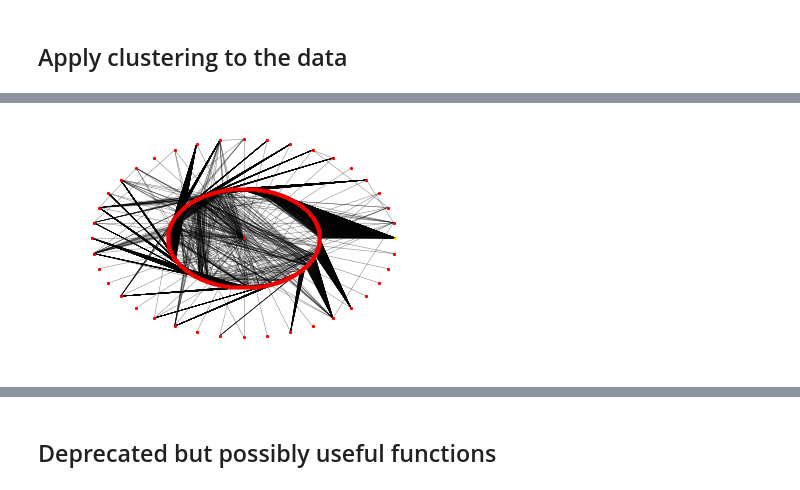
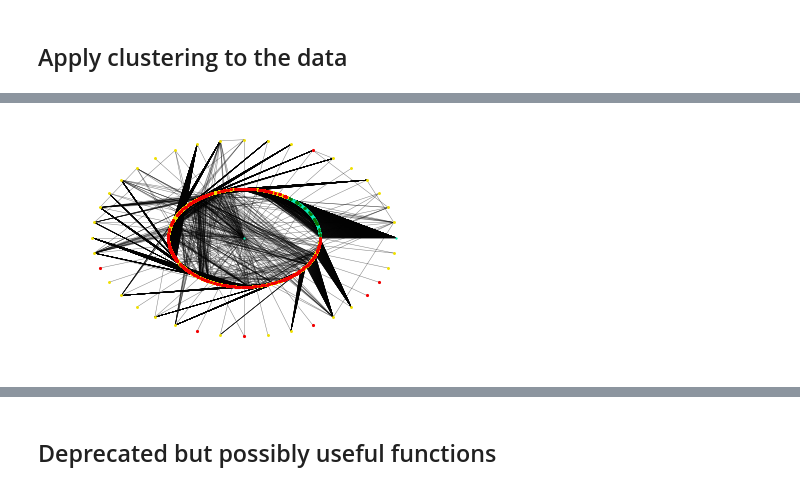
Before and after one commit to lapsya/100daysofcode, a Jupyter notebook: graph_clustering/vk_graph.ipynb, the cells around one changed output, grey strips where cells are left out. Saved outputs shown, nothing was run; the diff lists cells and outputs as text; code cells hidden in the pictures.

Commit message:
day50 - add DBSCAN clustering

```diff
--- a/graph_clustering/vk_graph.ipynb
+++ b/graph_clustering/vk_graph.ipynb
@@ -268,13 +260,13 @@ colors = ['#f20000', '#f0e000', '#097505', '#07edb3', '#0791ed', '#0716ed', '#9d
 #nx.draw(main_graph, pos=pos, node_color='pink', edge_color='black', node_size=1)
 
 def draw_graph_waves(graph, pos, filename, labels_nodes):
-    for label, nodes in sorted(labels_nodes.items(), reverse=True):
-        nx.draw_networkx_nodes(graph, pos, nodelist=nodes, node_color=colors[label], node_size=5 - 2 * label)
+    n_labels = len(labels_nodes)
+    for ind, (label, nodes) in enumerate(sorted(labels_nodes.items(), reverse=True)):
+        nx.draw_networkx_nodes(graph, pos, nodelist=nodes, node_color=colors[(n_labels - ind - 1) % len(colors)], node_size=ind + .5)
     nx.draw_networkx_edges(graph, pos, width=0.5, alpha=0.5)
 
     plt.axis('off')
     plt.savefig("{}.png".format(filename), dpi=1000, orientation='portrait', transparent=False, bbox_inches=None, pad_inches=0.1)
 
 draw_graph_waves(graph_piece, pos_shell, 'graph_shell', graph_piece.nodes_waves)
-draw_graph_waves(graph_piece, pos_shell, 'graph_shell', graph_piece.nodes_waves)
 # %% [output]
@@ -465,7 +459,7 @@ plt.show()
 # %%
 def labels_nodes(fit_clustering, node_ids):
     labels = set(fit_clustering.labels_)
-    n_clusters = len(set(fit_clustering.labels_))
+    n_clusters = len(labels)
     res = {label: [] for label in labels}
     for ind, node_id in enumerate(node_ids):
         res[fit_clustering.labels_[ind]].append(node_id)
@@ -547,0 +582,3 @@ spectral_clustering.n_clusters
+# %%
+%%time
+dbscan_clustering = DBSCAN(min_samples=5, eps=2.5).fit(dataset[clustering_features])
@@ -547,0 +588,3 @@ spectral_clustering.n_clusters
+# %%
+dbscan_labels_nodes = labels_nodes(dbscan_clustering, dataset.index)
+len(dbscan_labels_nodes)
@@ -548,4 +597,4 @@ spectral_clustering.n_clusters
 # %%
-draw_graph_waves(graph_piece, pos_shell, 'graph_shell_spectral', spectral_labels_nodes)
+draw_graph_waves(graph_piece, pos_shell, 'graph_dbscan_shell', dbscan_labels_nodes)
 # %% [output]
-[figure, old version]
+[figure, new version]
```
Also changed, not shown: parts of 29 cells of this notebook, 1 other file.
